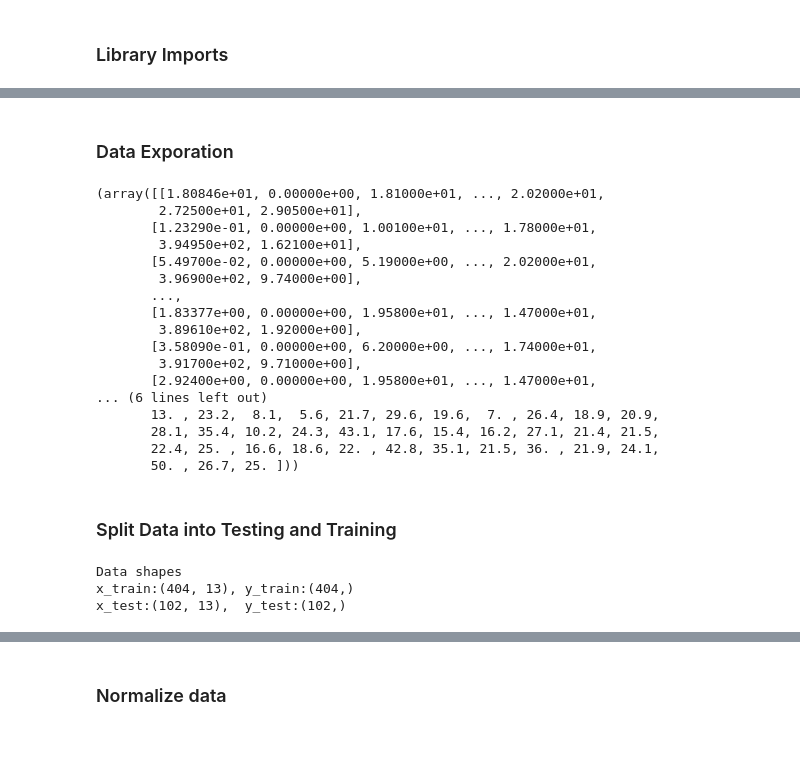
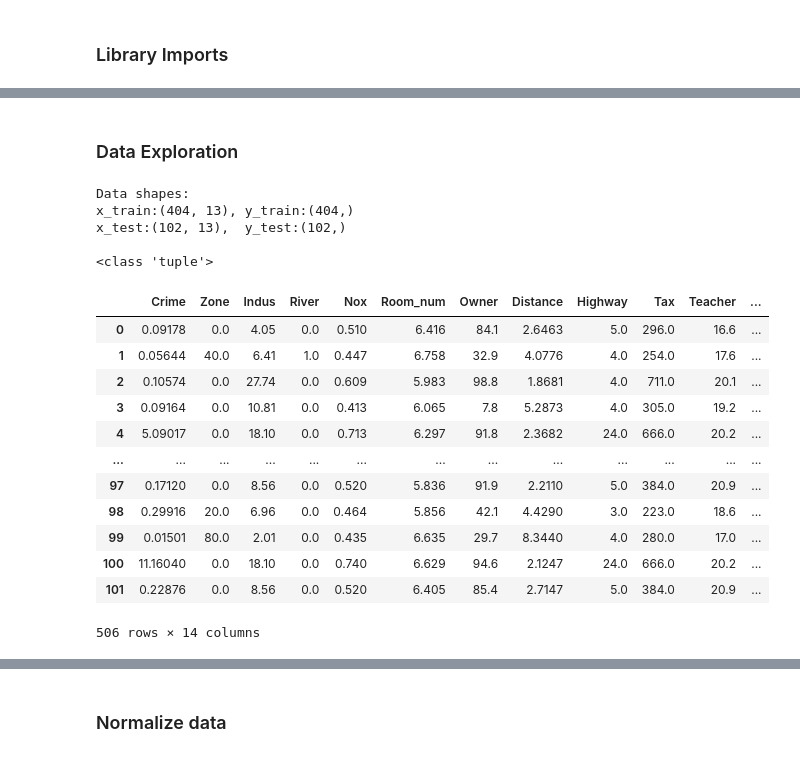
Before and after one commit to kurtgrothe/ANA675_Project, a Jupyter notebook: ANA675_project.ipynb, the cells around one changed output, grey strips where cells are left out. Drawn from its saved outputs; the diff is of its cells as text; code cells hidden in the pictures.

```diff
--- a/ANA675_project.ipynb
+++ b/ANA675_project.ipynb
@@ -27,2 +32,2 @@ import tensorflow as tf
 # %% [markdown]
-### Data Exporation
+### Data Exploration
@@ -32,31 +34,37 @@ housing = keras.datasets.boston_housing.load_data()
-# %%
-type(housing) # tuple
-print(housing[1])
-# %% [output]
-(array([[1.80846e+01, 0.00000e+00, 1.81000e+01, ..., 2.02000e+01,
-        2.72500e+01, 2.90500e+01],
-       [1.23290e-01, 0.00000e+00, 1.00100e+01, ..., 1.78000e+01,
-        3.94950e+02, 1.62100e+01],
-       [5.49700e-02, 0.00000e+00, 5.19000e+00, ..., 2.02000e+01,
-        3.96900e+02, 9.74000e+00],
-       ...,
-       [1.83377e+00, 0.00000e+00, 1.95800e+01, ..., 1.47000e+01,
-        3.89610e+02, 1.92000e+00],
-       [3.58090e-01, 0.00000e+00, 6.20000e+00, ..., 1.74000e+01,
-        3.91700e+02, 9.71000e+00],
-       [2.92400e+00, 0.00000e+00, 1.95800e+01, ..., 1.47000e+01,
-... (6 lines left out)
-       13. , 23.2,  8.1,  5.6, 21.7, 29.6, 19.6,  7. , 26.4, 18.9, 20.9,
-       28.1, 35.4, 10.2, 24.3, 43.1, 17.6, 15.4, 16.2, 27.1, 21.4, 21.5,
-       22.4, 25. , 16.6, 18.6, 22. , 42.8, 35.1, 21.5, 36. , 21.9, 24.1,
-       50. , 26.7, 25. ]))
-# %% [markdown]
-### Split Data into Testing and Training
 # %%
-(x_train, y_train), (x_test, y_test) = keras.datasets.boston_housing.load_data()
-print("Data shapes")
+print("Data shapes:")
 print(f"x_train:{x_train.shape}, y_train:{y_train.shape}\nx_test:{x_test.shape},  y_test:{y_test.shape}")
+print()
+print(type(housing)) # tuple
 # %% [output]
-Data shapes
+Data shapes:
 x_train:(404, 13), y_train:(404,)
 x_test:(102, 13),  y_test:(102,)
+
+<class 'tuple'>
+# %%
+# Create Labels
+labels = ['Crime','Zone','Indus','River','Nox','Room_num','Owner','Distance','Highway','Tax','Teacher','Lstat','Medv']
+# Create Dataframe from train
+df = pd.DataFrame(x_train, columns=labels)
+df['Price'] = y_train[0]
+# Create Dataframe from test
+dfa = pd.DataFrame(x_test, columns=labels)
+dfa['Price'] = y_test[0]
+# Merge test to train df
+df = df.append(dfa)
+df
+# %% [output]
+|  | Crime | Zone | Indus | River | Nox | Room_num | Owner | Distance | Highway | Tax | Teacher | ... |
+| 0 | 0.09178 | 0.0 | 4.05 | 0.0 | 0.510 | 6.416 | 84.1 | 2.6463 | 5.0 | 296.0 | 16.6 | ... |
+| 1 | 0.05644 | 40.0 | 6.41 | 1.0 | 0.447 | 6.758 | 32.9 | 4.0776 | 4.0 | 254.0 | 17.6 | ... |
+| 2 | 0.10574 | 0.0 | 27.74 | 0.0 | 0.609 | 5.983 | 98.8 | 1.8681 | 4.0 | 711.0 | 20.1 | ... |
+| 3 | 0.09164 | 0.0 | 10.81 | 0.0 | 0.413 | 6.065 | 7.8 | 5.2873 | 4.0 | 305.0 | 19.2 | ... |
+| 4 | 5.09017 | 0.0 | 18.10 | 0.0 | 0.713 | 6.297 | 91.8 | 2.3682 | 24.0 | 666.0 | 20.2 | ... |
+| ... | ... | ... | ... | ... | ... | ... | ... | ... | ... | ... | ... | ... |
+| 97 | 0.17120 | 0.0 | 8.56 | 0.0 | 0.520 | 5.836 | 91.9 | 2.2110 | 5.0 | 384.0 | 20.9 | ... |
+| 98 | 0.29916 | 20.0 | 6.96 | 0.0 | 0.464 | 5.856 | 42.1 | 4.4290 | 3.0 | 223.0 | 18.6 | ... |
+| 99 | 0.01501 | 80.0 | 2.01 | 0.0 | 0.435 | 6.635 | 29.7 | 8.3440 | 4.0 | 280.0 | 17.0 | ... |
+| 100 | 11.16040 | 0.0 | 18.10 | 0.0 | 0.740 | 6.629 | 94.6 | 2.1247 | 24.0 | 666.0 | 20.2 | ... |
+| 101 | 0.22876 | 0.0 | 8.56 | 0.0 | 0.520 | 6.405 | 85.4 | 2.7147 | 5.0 | 384.0 | 20.9 | ... |
+506 rows × 14 columns
```
Also changed, not shown: parts of 6 cells of this notebook.
